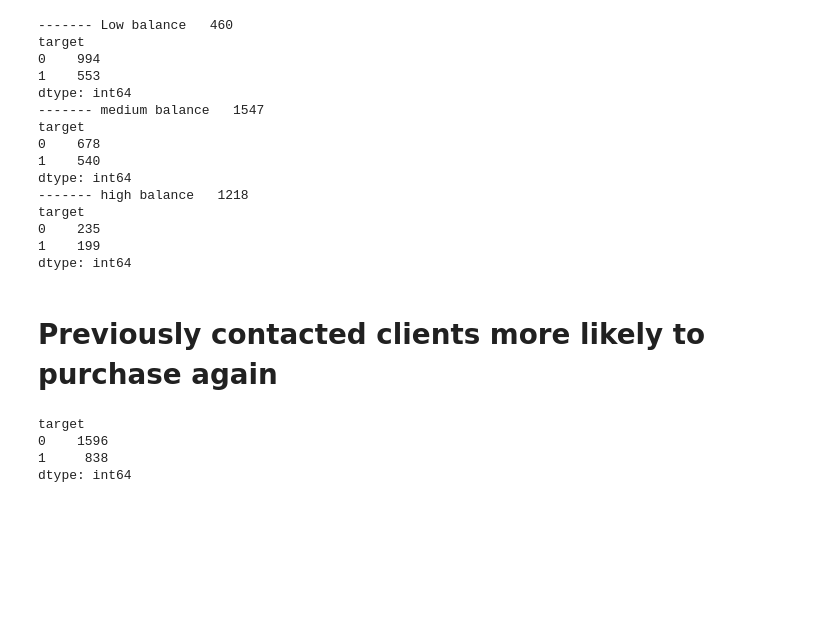
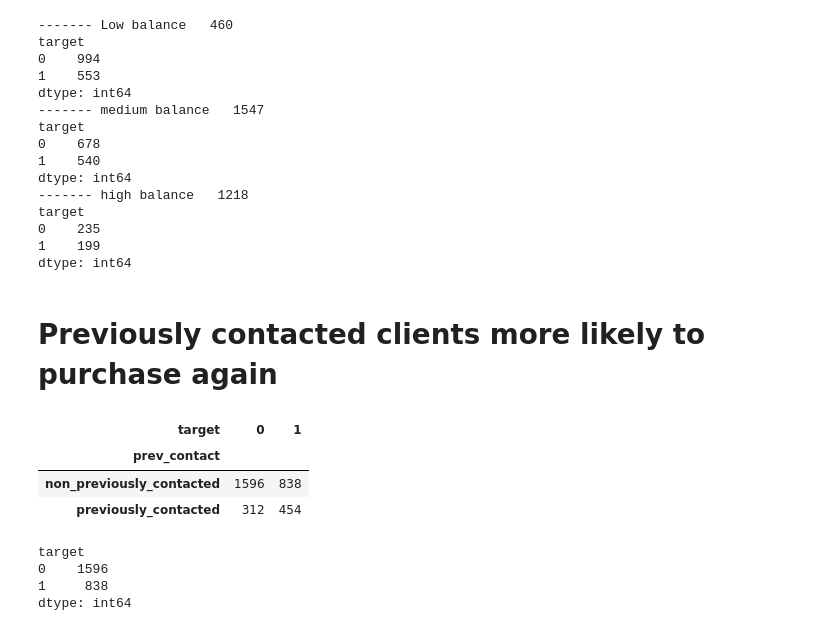
Before and after one commit to VigneshTCD/car_insurance_analysis, a Jupyter notebook: notebooks/EDA.ipynb, the cells around one changed output. Saved outputs shown, nothing was run; the diff lists cells and outputs as text; code cells hidden in the pictures; blank space fills up the shorter version.

```diff
--- a/notebooks/EDA.ipynb
+++ b/notebooks/EDA.ipynb
@@ -801,6 +864,15 @@ dtype: int64
 # %%
 non_previously_contacted_clients = X_train[X_train['PrevAttempts']==0]
 previously_contacted_clients = X_train[X_train['PrevAttempts']>0]
+# %%
+X_train['prev_contact'] = X_train.PrevAttempts.apply(lambda x : 'non_previously_contacted' if x==0 else 'previously_contacted')
+# %%
+pd.crosstab(X_train.prev_contact, X_train.target)
+# %% [output]
+| target | 0 | 1 |
+| prev_contact |  |  |
+| non_previously_contacted | 1596 | 838 |
+| previously_contacted | 312 | 454 |
 # %%
 non_previously_contacted_clients.groupby('target').size()
 # %% [output]
```
Also changed, not shown: parts of 8 cells of this notebook, 2 other files.
